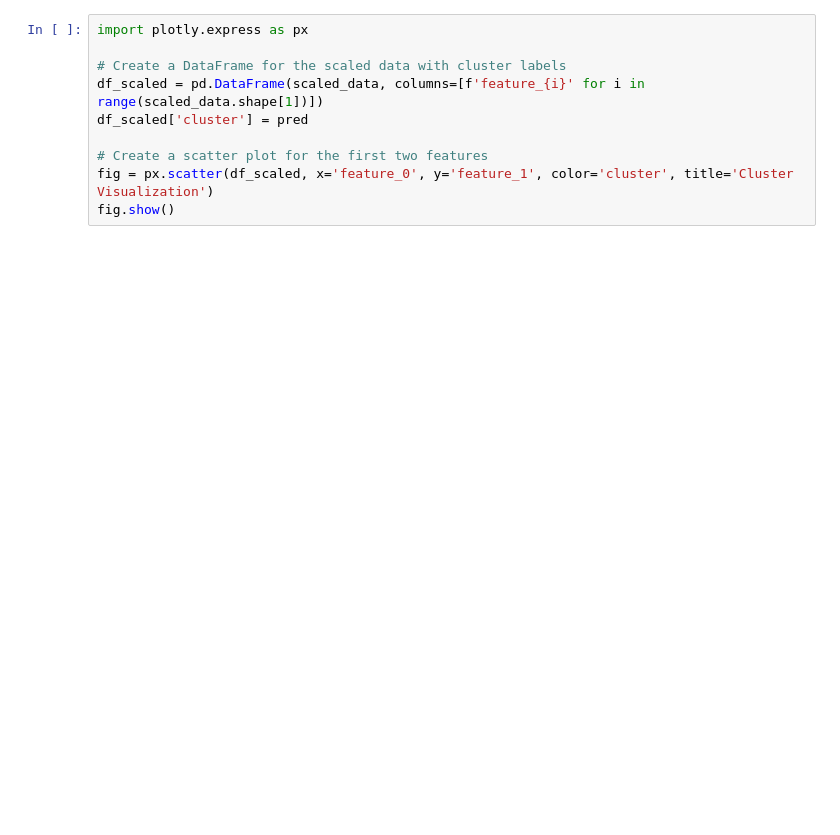
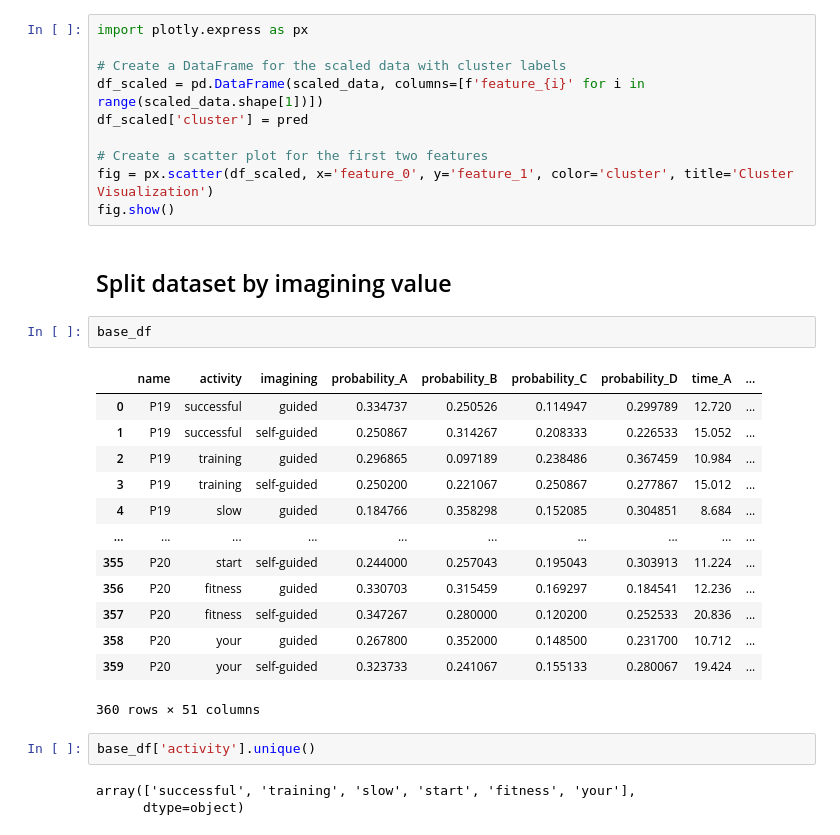
Before and after one commit to natrendt/master-thesis, a Jupyter notebook: test.ipynb, the cells around one changed output. Saved outputs shown, nothing was run; the diff lists cells and outputs as text; blank space fills up the shorter version.

```diff
--- a/test.ipynb
+++ b/test.ipynb
@@ -147,3 +149,26 @@ df_scaled['cluster'] = pred
 # Create a scatter plot for the first two features
 fig = px.scatter(df_scaled, x='feature_0', y='feature_1', color='cluster', title='Cluster Visualization')
 fig.show()
+# %% [markdown]
+## Split dataset by imagining value
+# %%
+base_df
+# %% [output]
+|  | name | activity | imagining | probability_A | probability_B | probability_C | probability_D | time_A | ... |
+| 0 | P19 | successful | guided | 0.334737 | 0.250526 | 0.114947 | 0.299789 | 12.720 | ... |
+| 1 | P19 | successful | self-guided | 0.250867 | 0.314267 | 0.208333 | 0.226533 | 15.052 | ... |
+| 2 | P19 | training | guided | 0.296865 | 0.097189 | 0.238486 | 0.367459 | 10.984 | ... |
+| 3 | P19 | training | self-guided | 0.250200 | 0.221067 | 0.250867 | 0.277867 | 15.012 | ... |
+| 4 | P19 | slow | guided | 0.184766 | 0.358298 | 0.152085 | 0.304851 | 8.684 | ... |
+| ... | ... | ... | ... | ... | ... | ... | ... | ... | ... |
+| 355 | P20 | start | self-guided | 0.244000 | 0.257043 | 0.195043 | 0.303913 | 11.224 | ... |
+| 356 | P20 | fitness | guided | 0.330703 | 0.315459 | 0.169297 | 0.184541 | 12.236 | ... |
+| 357 | P20 | fitness | self-guided | 0.347267 | 0.280000 | 0.120200 | 0.252533 | 20.836 | ... |
+| 358 | P20 | your | guided | 0.267800 | 0.352000 | 0.148500 | 0.231700 | 10.712 | ... |
+| 359 | P20 | your | self-guided | 0.323733 | 0.241067 | 0.155133 | 0.280067 | 19.424 | ... |
+360 rows × 51 columns
+# %%
+base_df['activity'].unique()
+# %% [output]
+array(['successful', 'training', 'slow', 'start', 'fitness', 'your'],
+      dtype=object)
```
Also changed, not shown: parts of 15 cells of this notebook.
